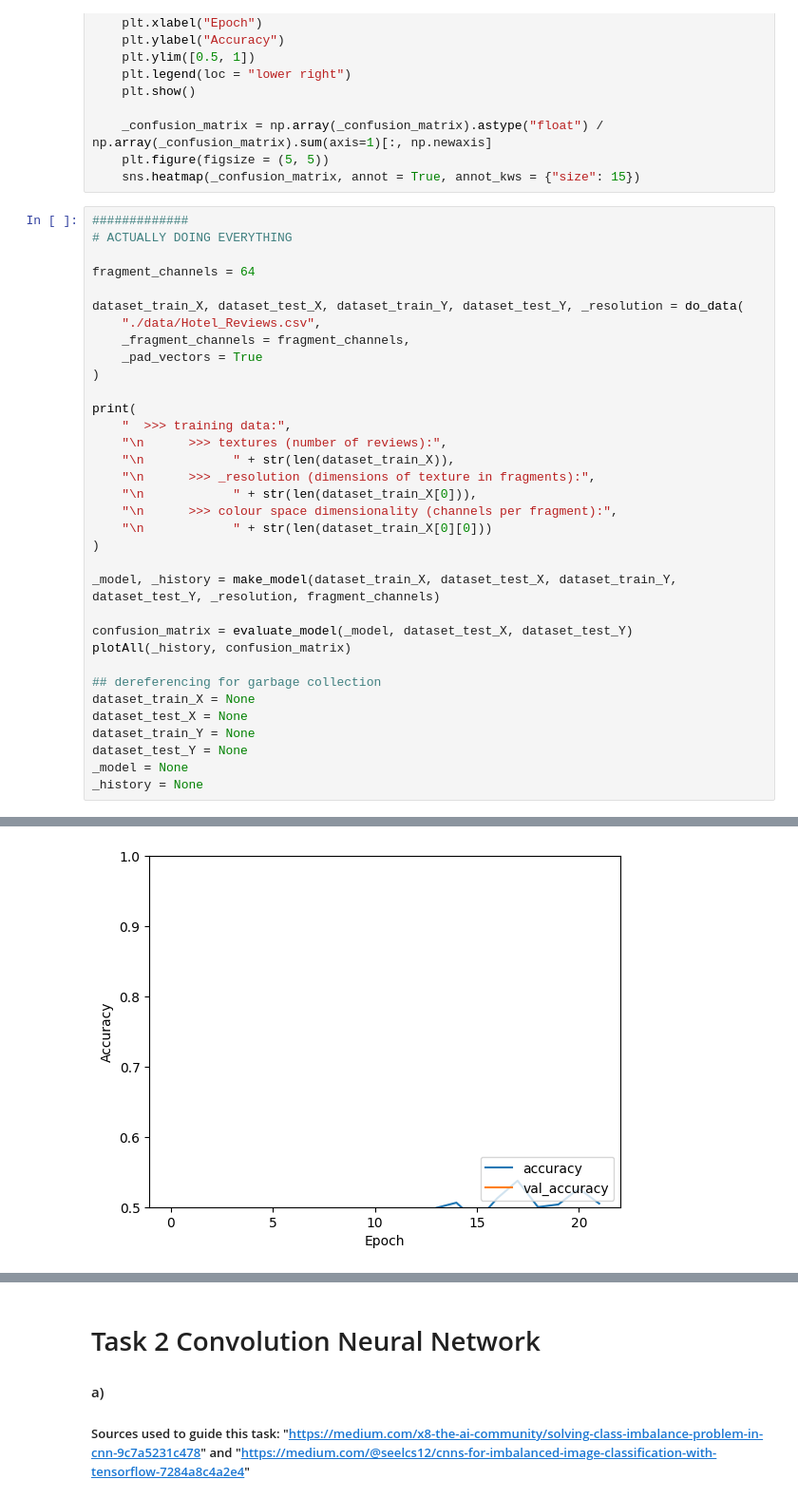
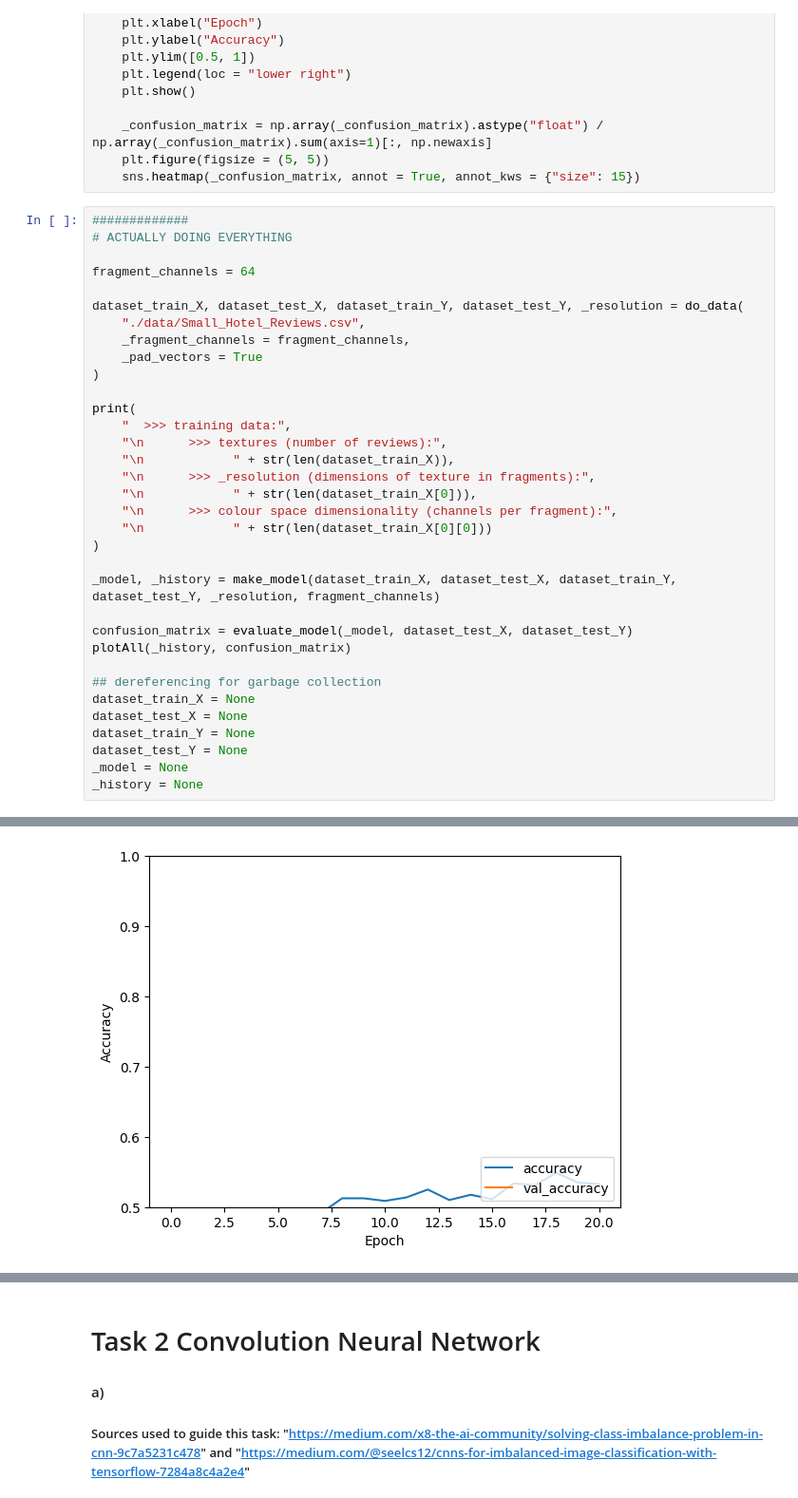
Before and after one commit to ellrub/Info284, a Jupyter notebook: groupExam.2025.ipynb, the cells around one changed output, grey strips where cells are left out. Shown: that part at 95% size. Drawn from its saved outputs; the diff is of its cells as text.

```diff
--- a/groupExam.2025.ipynb
+++ b/groupExam.2025.ipynb
@@ -959,7 +959,7 @@ def plotAll(_history, _confusion_matrix):
 fragment_channels = 64
 
 dataset_train_X, dataset_test_X, dataset_train_Y, dataset_test_Y, _resolution = do_data(
-    "./data/Hotel_Reviews.csv",
+    "./data/Small_Hotel_Reviews.csv",
     _fragment_channels = fragment_channels,
     _pad_vectors = True
 )
@@ -1007,4 +1007,4 @@ Positive       124        0         0
-[figure, old version]
+[figure, new version]
 [figure]
 # %% [markdown]
 # Task 2 Convolution Neural Network
```
Also changed, not shown: parts of 10 cells of this notebook, 1 other file.
